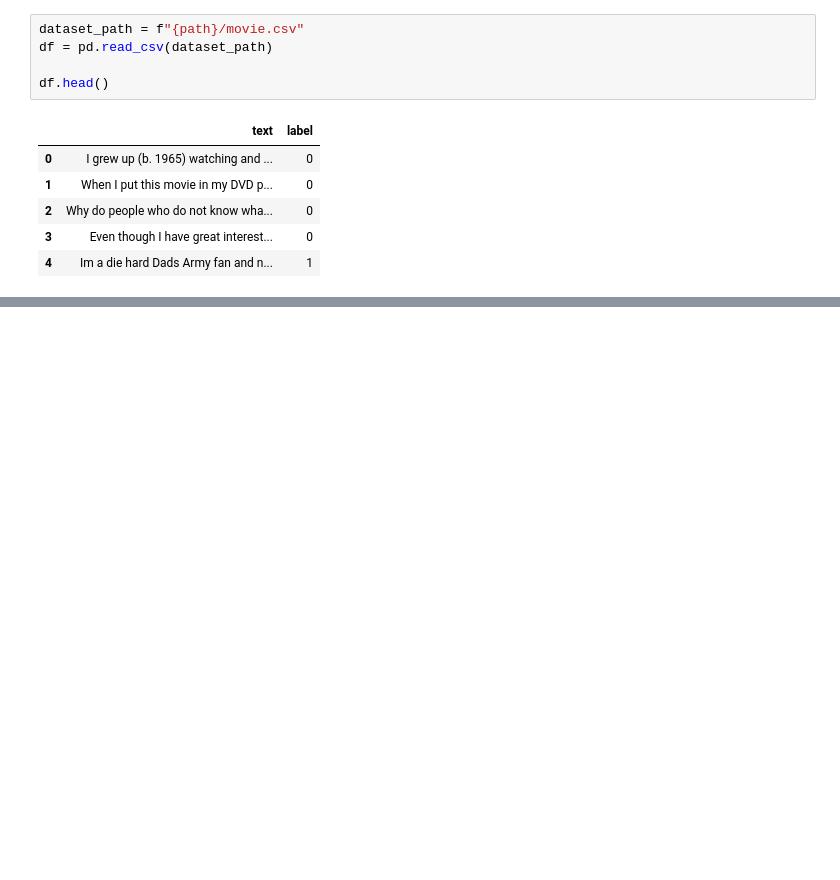
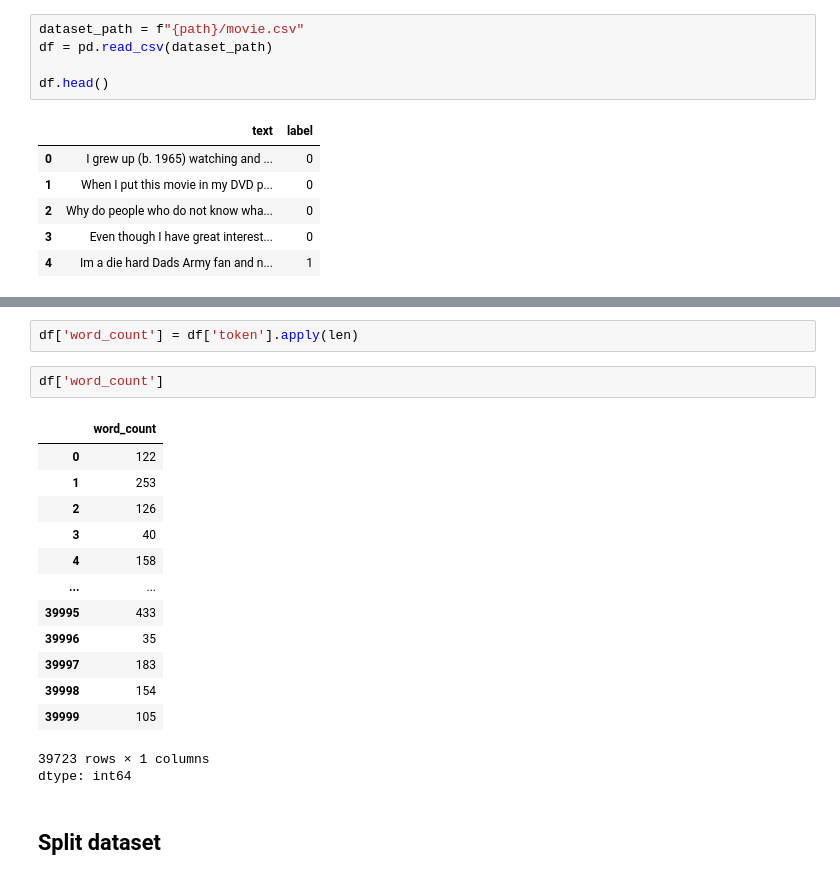
Before and after one commit to akhmad-ardi/IMDB_Movie_Ratings_Sentiment_Analysis, a Jupyter notebook: Movie_Ratings_Sentiment_Analysis.ipynb, the cells around one changed output, grey strips where cells are left out. Cells and saved outputs as stored; diff of their text form; blank space fills up the shorter version.

```diff
--- a/Movie_Ratings_Sentiment_Analysis.ipynb
+++ b/Movie_Ratings_Sentiment_Analysis.ipynb
@@ -81,0 +246,21 @@ df.head()
+# %%
+df['word_count'] = df['token'].apply(len)
+# %%
+df['word_count']
+# %% [output]
+|  | word_count |
+| 0 | 122 |
+| 1 | 253 |
+| 2 | 126 |
+| 3 | 40 |
+| 4 | 158 |
+| ... | ... |
+| 39995 | 433 |
+| 39996 | 35 |
+| 39997 | 183 |
+| 39998 | 154 |
+| 39999 | 105 |
+39723 rows × 1 columns
+dtype: int64
+# %% [markdown]
+## Split dataset
```
Also changed, not shown: parts of 32 cells of this notebook.
